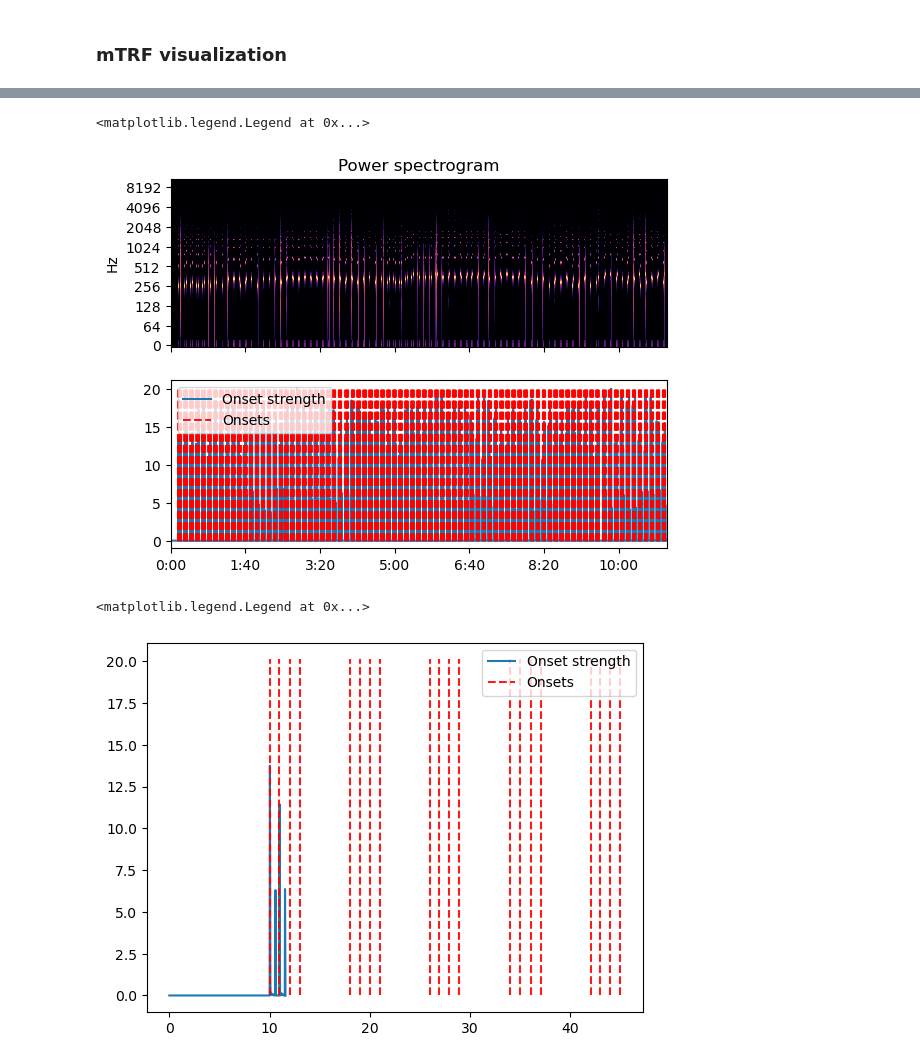
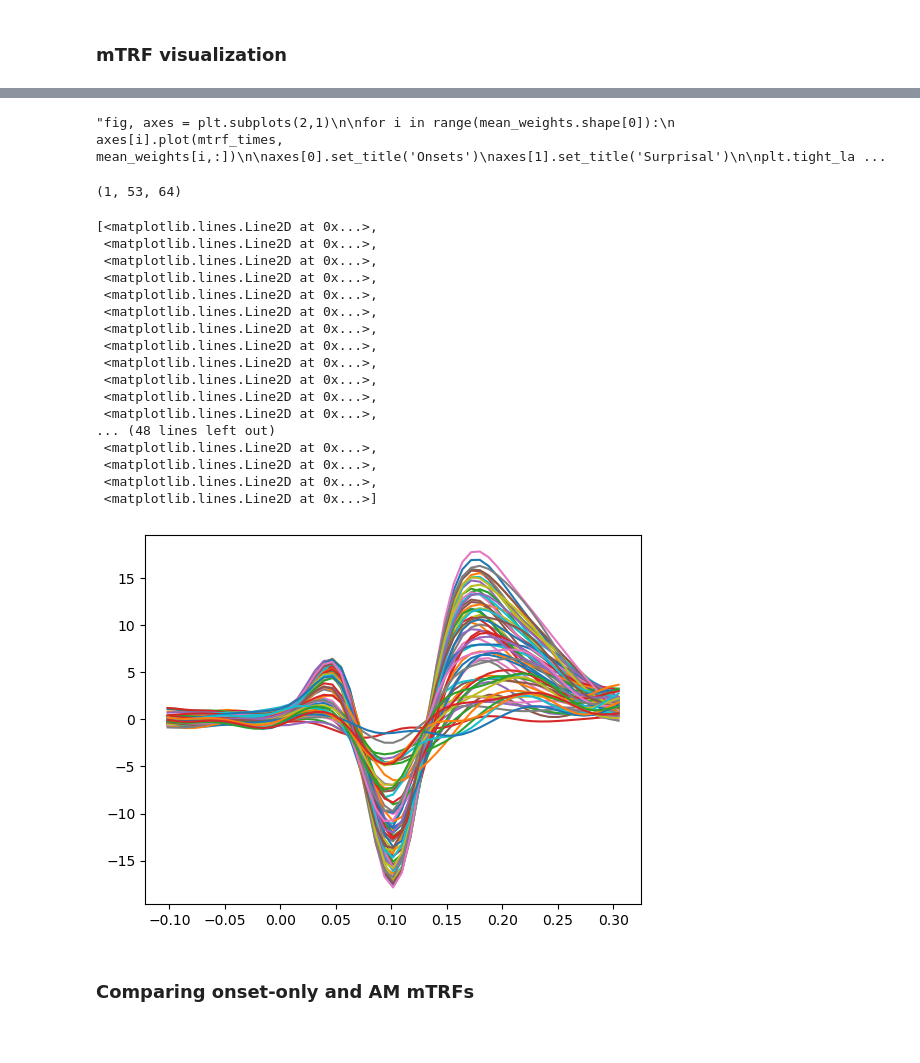
Before and after one commit to haiqin-zhang/AM-EEG, a Jupyter notebook: analysis_listen/mTRF_stats.ipynb, the cells around one changed output, grey strips where cells are left out. Saved outputs shown, nothing was run; the diff lists cells and outputs as text; code cells hidden in the pictures; blank space fills up the shorter version.

```diff
--- a/analysis_listen/mTRF_stats.ipynb
+++ b/analysis_listen/mTRF_stats.ipynb
@@ -587,22 +250,46 @@ array([ 10.01723356,  10.56326531,  10.97505669,  11.51927438,
-# %%
-"""D = np.abs(librosa.stft(y))
-fig, ax = plt.subplots(nrows=2, sharex=True)
-librosa.display.specshow(librosa.amplitude_to_db(D, ref=np.max),
-                         x_axis='time', y_axis='log', ax=ax[0])
-ax[0].set(title='Power spectrogram')
-ax[0].label_outer()
-ax[1].plot(times, o_env, label='Onset strength')
-ax[1].vlines(times[onset_frames], 0, o_env.max(), color='r', alpha=0.9,
-           linestyle='--', label='Onsets')
-ax[1].legend()"""
-# %% [output]
-<matplotlib.legend.Legend at 0x...>
-[figure, removed]
-# %%
-"""plt.plot(times[0:500], o_env[0:500], label='Onset strength')
-plt.vlines(times[onset_frames][0:20], 0, o_env.max(), color='r', alpha=0.9,
-           linestyle='--', label='Onsets')
-plt.legend()"""
-# %% [output]
-<matplotlib.legend.Legend at 0x...>
-[figure, removed]
+# %%
+mean_weights = mtrf_df['mTRF_weights'].mean() #averaging mTRF weights across all subjects
+
+#load time vector
+with open('/Users/cindyzhang/Documents/M2/Audiomotor_Piano/AM-EEG/utils/mTRF_times-0_1to0_3.pkl', 'rb') as file:
+    mtrf_times = pickle.load(file)
+# %%
+#plot AM mTRF
+"""fig, axes = plt.subplots(2,1)
+
+for i in range(mean_weights.shape[0]):
+    axes[i].plot(mtrf_times, mean_weights[i,:])
+
+axes[0].set_title('Onsets')
+axes[1].set_title('Surprisal')
+
+plt.tight_layout()"""
+# %% [output]
+"fig, axes = plt.subplots(2,1)\n\nfor i in range(mean_weights.shape[0]):\n    axes[i].plot(mtrf_times, mean_weights[i,:])\n\naxes[0].set_title('Onsets')\naxes[1].set_title('Surprisal')\n\nplt.tight_la ...
+# %%
+mean_weights.shape
+# %% [output]
+(1, 53, 64)
+# %%
+#plot onset only mTRF
+plt.figure()
+plt.plot(mtrf_times, mean_weights[0])
+# %% [output]
+[<matplotlib.lines.Line2D at 0x...>,
+ <matplotlib.lines.Line2D at 0x...>,
+ <matplotlib.lines.Line2D at 0x...>,
+ <matplotlib.lines.Line2D at 0x...>,
+ <matplotlib.lines.Line2D at 0x...>,
+ <matplotlib.lines.Line2D at 0x...>,
+ <matplotlib.lines.Line2D at 0x...>,
+ <matplotlib.lines.Line2D at 0x...>,
+ <matplotlib.lines.Line2D at 0x...>,
+ <matplotlib.lines.Line2D at 0x...>,
+ <matplotlib.lines.Line2D at 0x...>,
+ <matplotlib.lines.Line2D at 0x...>,
+... (48 lines left out)
+ <matplotlib.lines.Line2D at 0x...>,
+ <matplotlib.lines.Line2D at 0x...>,
+ <matplotlib.lines.Line2D at 0x...>,
+ <matplotlib.lines.Line2D at 0x...>]
+[figure, added]
@@ -608,0 +298,2 @@ plt.legend()"""
+# %% [markdown]
+### Comparing onset-only and AM mTRFs
```
Also changed, not shown: parts of 51 cells of this notebook, 12 other files.
